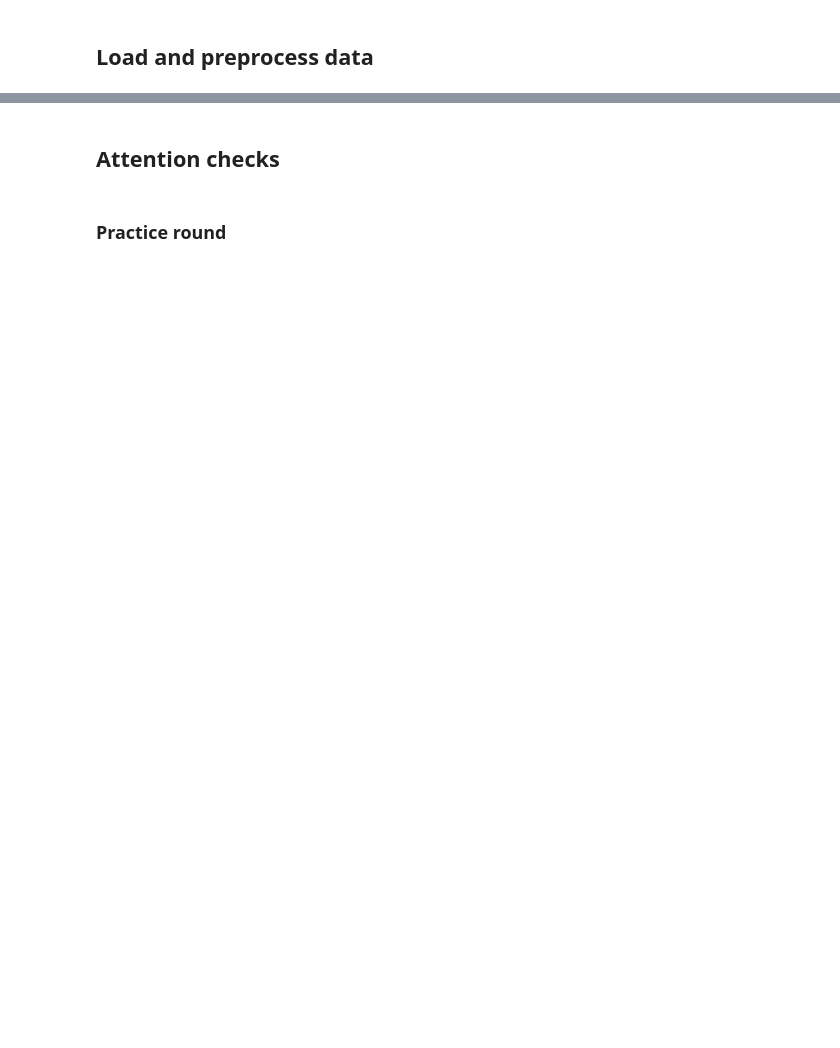
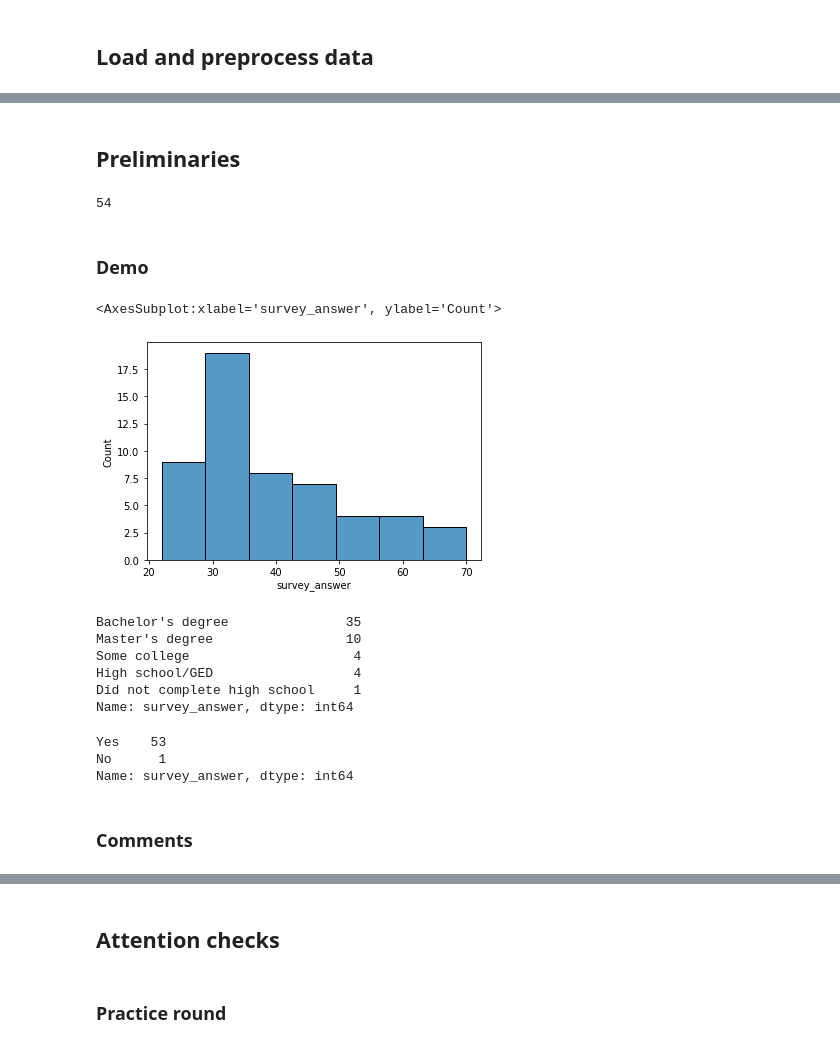
Before and after one commit to hans/explaining, a Jupyter notebook: notebooks/00_comprehension_swarm-construction-meaning/00 preprocess.ipynb, the cells around one changed output, grey strips where cells are left out. Drawn from its saved outputs; the diff is of its cells as text; code cells hidden in the pictures; blank space fills up the shorter version.

```diff
--- a/notebooks/00_comprehension_swarm-construction-meaning/00 preprocess.ipynb
+++ b/notebooks/00_comprehension_swarm-construction-meaning/00 preprocess.ipynb
@@ -65,2 +55,35 @@ response_df.head()
 # %%
 response_df.to_csv("responses.csv")
+# %% [markdown]
+## Preliminaries
+# %%
+len(raw_df.reset_index().uniqueid.unique())
+# %% [output]
+54
+# %% [markdown]
+### Demo
+# %%
+ages = raw_df[(raw_df.trial_type == "survey-text") & (raw_df.internal_node_id == "0.0-0.0")].survey_answer.astype(int)
+sns.histplot(ages)
+# %% [output]
+<AxesSubplot:xlabel='survey_answer', ylabel='Count'>
+[figure, added]
+# %%
+education = raw_df[(raw_df.trial_type == "survey-multi-choice") & (raw_df.survey_question_idx == 0)].survey_answer
+education.value_counts()
+# %% [output]
+Bachelor's degree               35
+Master's degree                 10
+Some college                     4
+High school/GED                  4
+Did not complete high school     1
+Name: survey_answer, dtype: int64
+# %%
+native = raw_df[(raw_df.trial_type == "survey-multi-choice") & (raw_df.survey_question_idx == 1)].survey_answer
+native.value_counts()
+# %% [output]
+Yes    53
+No      1
+Name: survey_answer, dtype: int64
+# %% [markdown]
+### Comments
```
Also changed, not shown: parts of 50 cells of this notebook.
